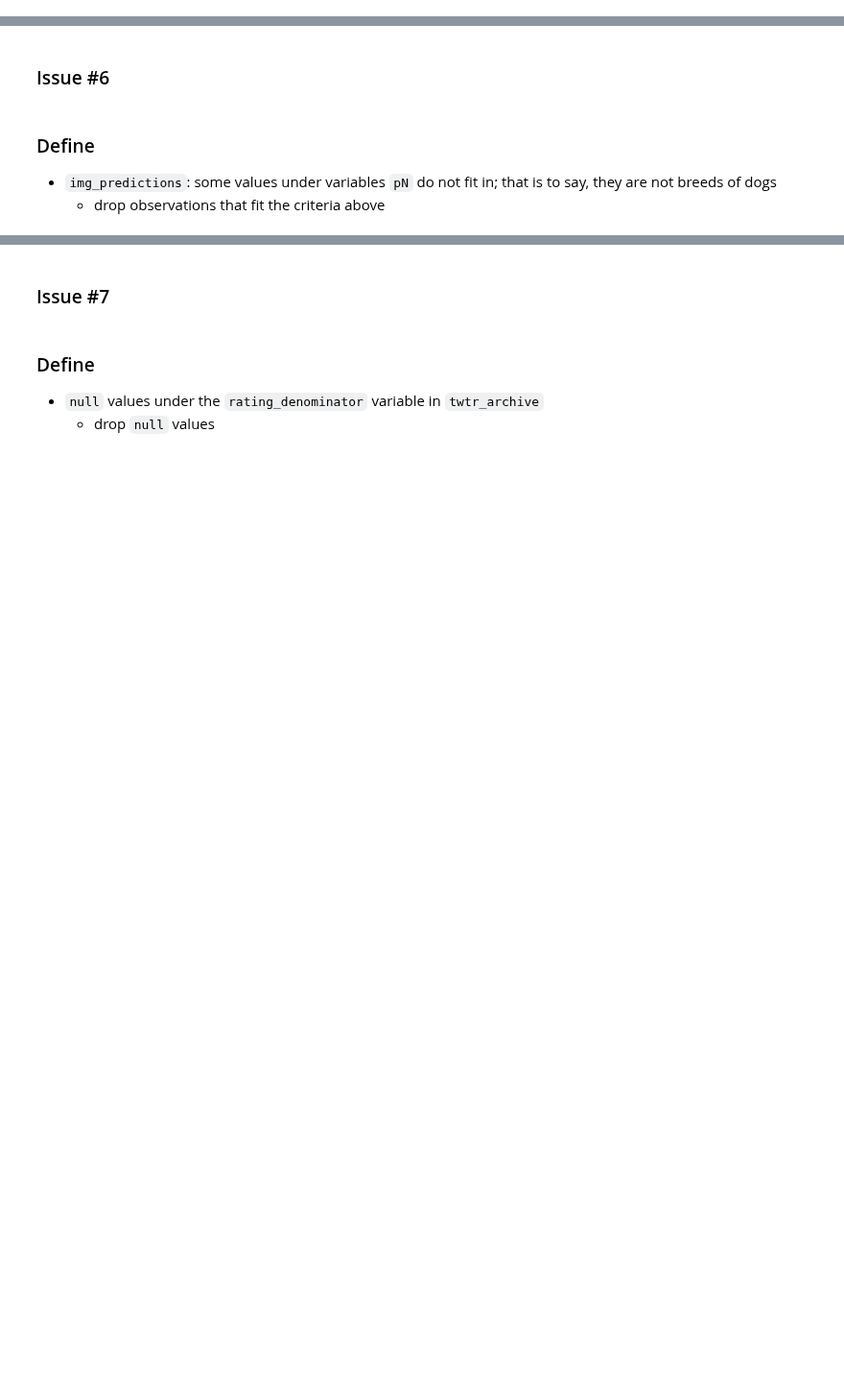
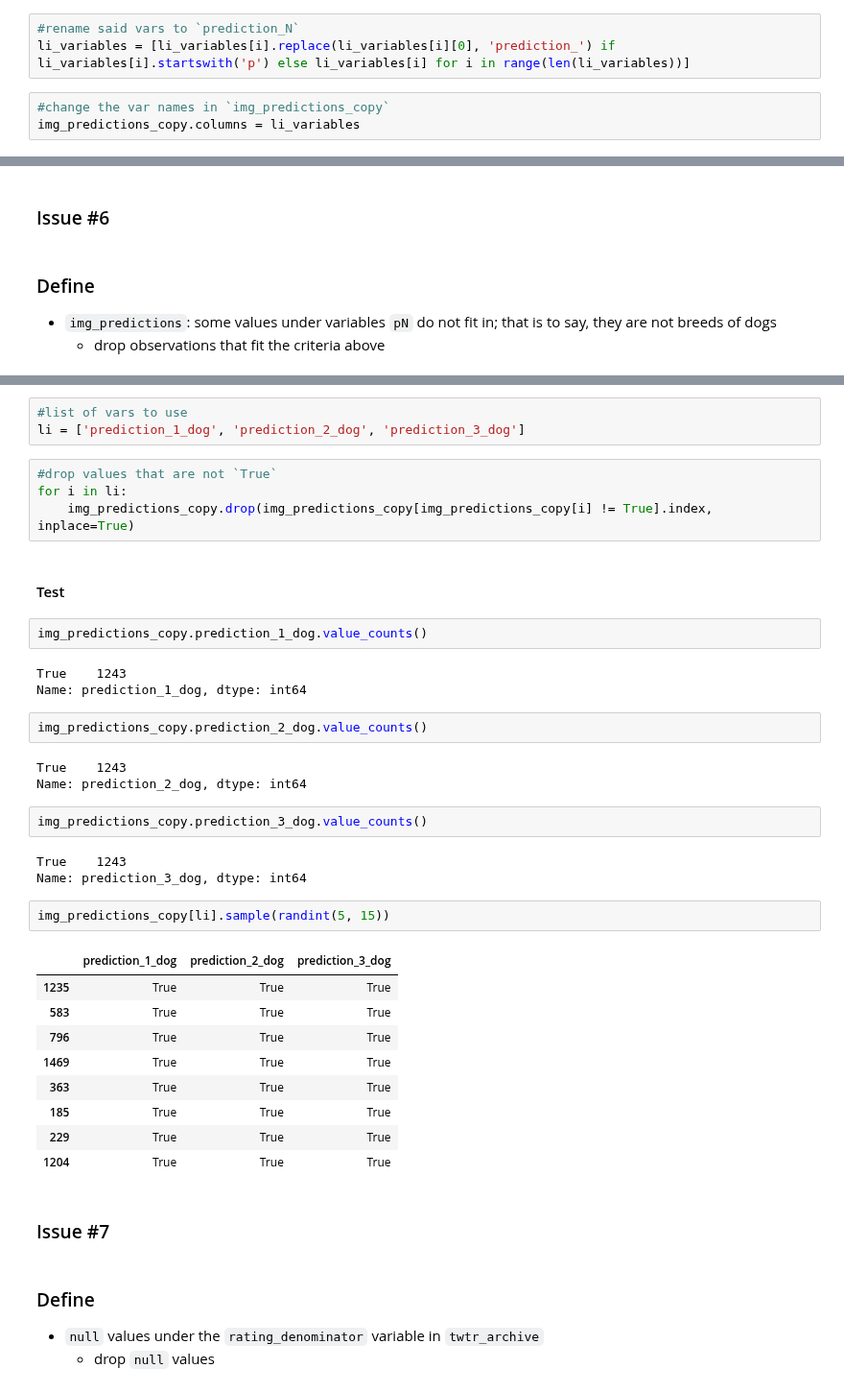
Before and after one commit to brk-a/alx-t-data-analyst, a Jupyter notebook: 0x01-project_2_wrangle_and_analyse_data/wrangle_act.ipynb, the cells around one changed output, grey strips where cells are left out. Shown at 96% size. Saved outputs shown, nothing was run; the diff lists cells and outputs as text; blank space fills up the shorter version.

```diff
--- a/0x01-project_2_wrangle_and_analyse_data/wrangle_act.ipynb
+++ b/0x01-project_2_wrangle_and_analyse_data/wrangle_act.ipynb
@@ -803,0 +811,6 @@ Name: rating_denominator, dtype: int64
+# %%
+#rename said vars to `prediction_N`
+li_variables = [li_variables[i].replace(li_variables[i][0], 'prediction_') if li_variables[i].startswith('p') else li_variables[i] for i in range(len(li_variables))]
+# %%
+#change the var names in `img_predictions_copy`
+img_predictions_copy.columns = li_variables
@@ -810,3 +835,39 @@ Name: rating_denominator, dtype: int64
+# %%
+#list of vars to use
+li = ['prediction_1_dog', 'prediction_2_dog', 'prediction_3_dog']
+# %%
+#drop values that are not `True`
+for i in li:
+    img_predictions_copy.drop(img_predictions_copy[img_predictions_copy[i] != True].index, inplace=True)
+# %% [markdown]
+#### Test
+# %%
+img_predictions_copy.prediction_1_dog.value_counts()
+# %% [output]
+True    1243
+Name: prediction_1_dog, dtype: int64
+# %%
+img_predictions_copy.prediction_2_dog.value_counts()
+# %% [output]
+True    1243
+Name: prediction_2_dog, dtype: int64
+# %%
+img_predictions_copy.prediction_3_dog.value_counts()
+# %% [output]
+True    1243
+Name: prediction_3_dog, dtype: int64
+# %%
+img_predictions_copy[li].sample(randint(5, 15))
+# %% [output]
+|  | prediction_1_dog | prediction_2_dog | prediction_3_dog |
+| 1235 | True | True | True |
+| 583 | True | True | True |
+| 796 | True | True | True |
+| 1469 | True | True | True |
+| 363 | True | True | True |
+| 185 | True | True | True |
+| 229 | True | True | True |
+| 1204 | True | True | True |
 # %% [markdown]
 ### Issue #7
 # %% [markdown]
```
Also changed, not shown: parts of 28 cells of this notebook.
